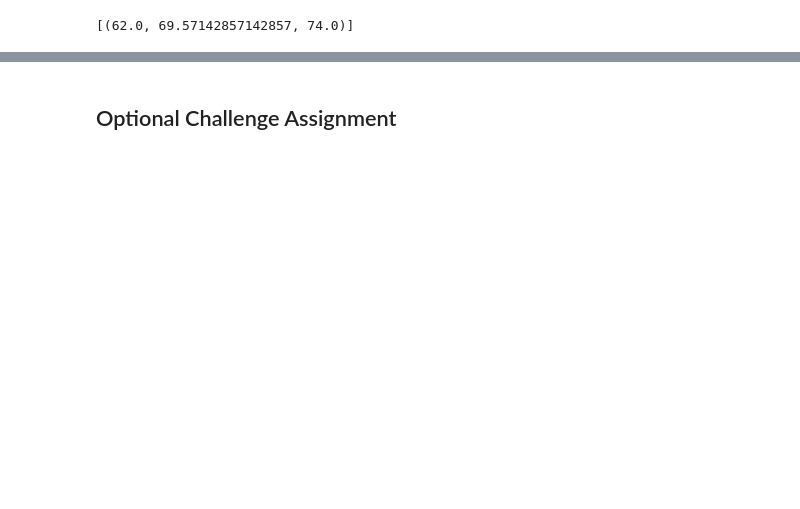
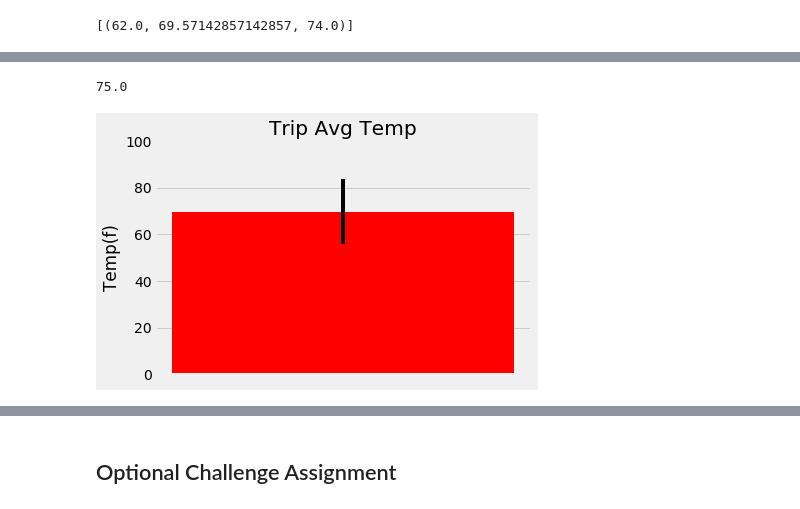
Before and after one commit to lringopayne/homework, a Jupyter notebook: Advanced Data Storage and Retrieval Homework/Instructions/climate_starter.ipynb, the cells around one changed output, grey strips where cells are left out. Cells and saved outputs as stored; diff of their text form; code cells hidden in the pictures; blank space fills up the shorter version.

```diff
--- a/Advanced Data Storage and Retrieval Homework/Instructions/climate_starter.ipynb
+++ b/Advanced Data Storage and Retrieval Homework/Instructions/climate_starter.ipynb
@@ -129,3 +189,28 @@ print(calc_temps('2012-02-28', '2012-03-05'))
+# %%
+start_date = ('2011-02-28')
+end_date =('2011-03-05')
+
+
+y_val = session.query(func.avg(Measurement.tobs)).filter(Measurement.date >= start_date).filter(Measurement.date <= end_date).all()
+lower_error = session.query(func.min(Measurement.tobs)).filter(Measurement.date >= start_date).filter(Measurement.date <= end_date).all()
+upper_error = session.query(func.max(Measurement.tobs)).filter(Measurement.date >= start_date).filter(Measurement.date <= end_date).all()
+asymmetric_error = [lower_error, upper_error]
+
+upper_error[0][0]
+# %% [output]
+75.0
+# %%
+
+
+plt.bar( 0, y_val[0], align ="center", color="red", yerr= upper_error[0][0]-lower_error[0][0])
+plt.ylabel('Temp(f)')
+plt.title('Trip Avg Temp')
+plt.yticks(np.arange(0, 120, 20))
+plt.xticks(np.arange(0))
+
+plt.show()
+# %% [output]
+[figure, added]
 # %%
 # Calculate the rainfall per weather station for your trip dates using the previous year's matching dates.
 # Sort this in descending order by precipitation amount and list the station, name, latitude, longitude, and elevation
```
Also changed, not shown: parts of 18 cells of this notebook, 40 other files.
